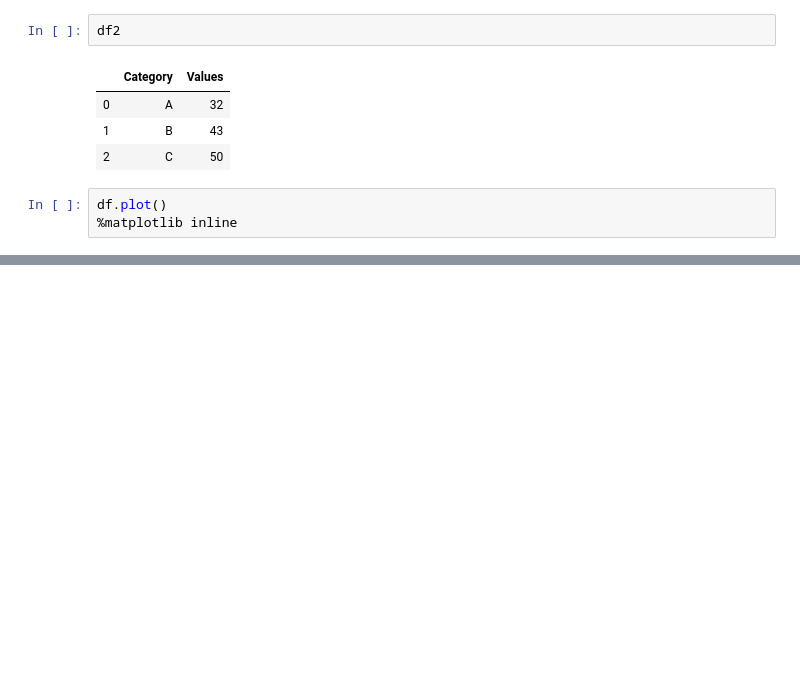
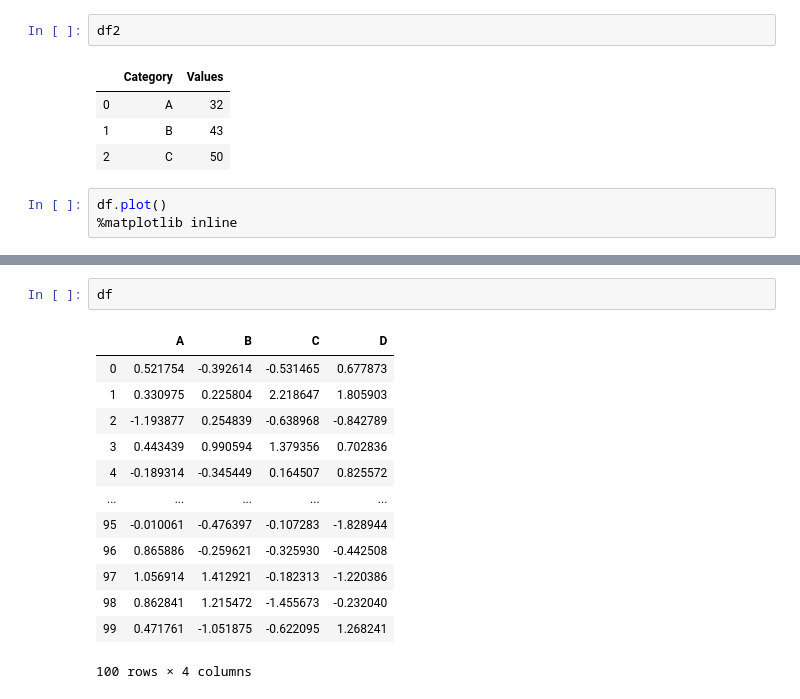
Before and after one commit to MastaMinds/Python_for_Data_Science_and_Machine_Learning, a Jupyter notebook: 08-Plotly-and-Cufflinks/Ahmhmd_PlotlyAndCufflinks.ipynb, the cells around one changed output, grey strips where cells are left out. Cells and saved outputs as stored; diff of their text form; blank space fills up the shorter version.

```diff
--- a/08-Plotly-and-Cufflinks/Ahmhmd_PlotlyAndCufflinks.ipynb
+++ b/08-Plotly-and-Cufflinks/Ahmhmd_PlotlyAndCufflinks.ipynb
@@ -63,3 +63,19 @@ df.iplot(kind='scatter',x='A',y='B',mode='markers',size=10)
 df2.iplot(kind='bar',x='Category',y='Values')
 # %% [output]
 [interactive output not drawn]
+# %%
+df
+# %% [output]
+|  | A | B | C | D |
+| 0 | 0.521754 | -0.392614 | -0.531465 | 0.677873 |
+| 1 | 0.330975 | 0.225804 | 2.218647 | 1.805903 |
+| 2 | -1.193877 | 0.254839 | -0.638968 | -0.842789 |
+| 3 | 0.443439 | 0.990594 | 1.379356 | 0.702836 |
+| 4 | -0.189314 | -0.345449 | 0.164507 | 0.825572 |
+| ... | ... | ... | ... | ... |
+| 95 | -0.010061 | -0.476397 | -0.107283 | -1.828944 |
+| 96 | 0.865886 | -0.259621 | -0.325930 | -0.442508 |
+| 97 | 1.056914 | 1.412921 | -0.182313 | -1.220386 |
+| 98 | 0.862841 | 1.215472 | -1.455673 | -0.232040 |
+| 99 | 0.471761 | -1.051875 | -0.622095 | 1.268241 |
+100 rows × 4 columns
```
Also changed, not shown: parts of 13 cells of this notebook, 2 other files.
